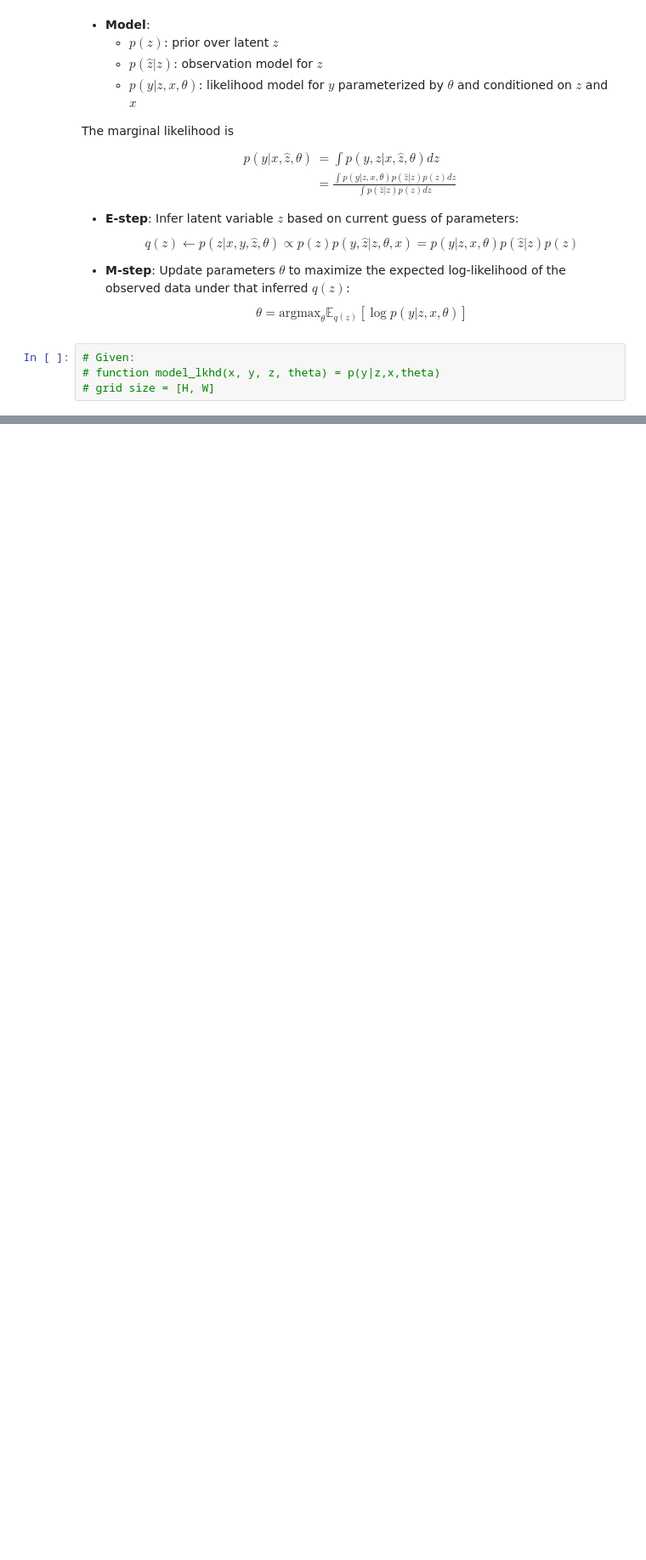
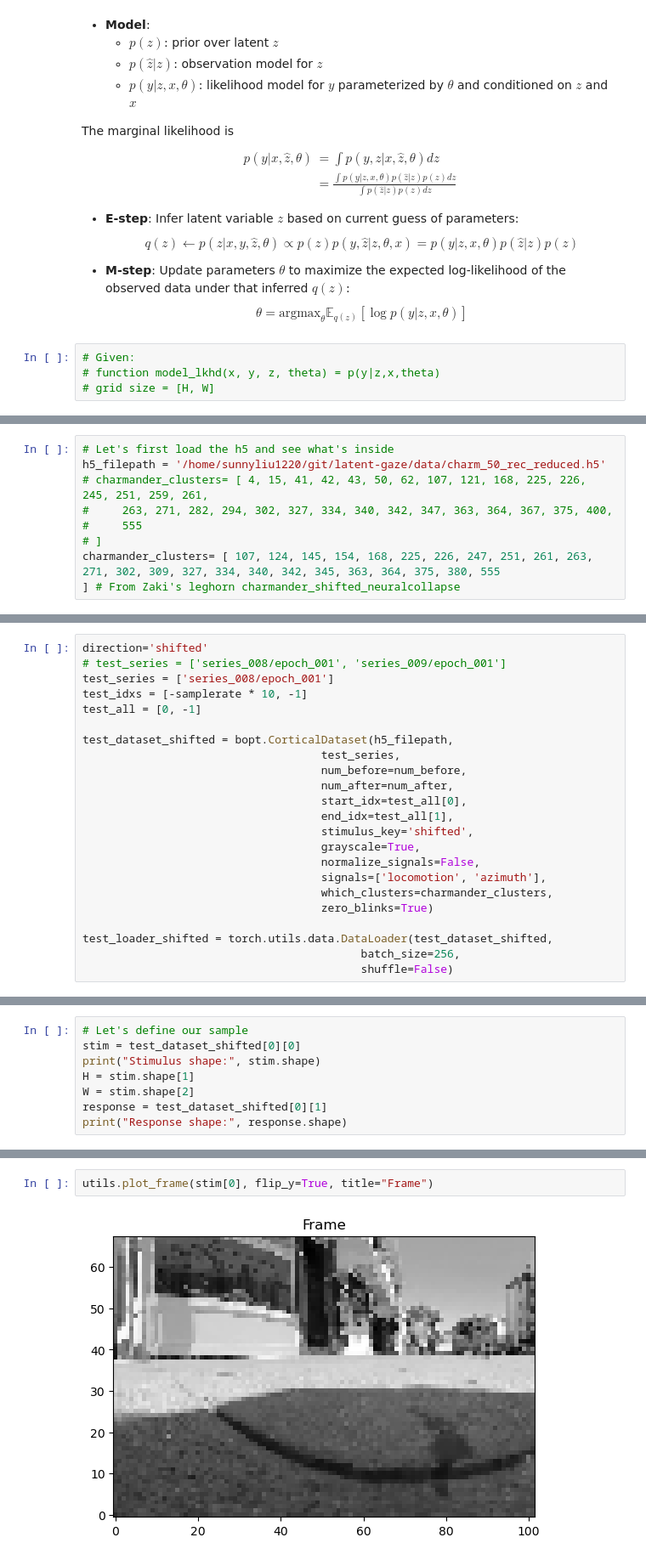
Before and after one commit to sunnyliu1220/latent-gaze, a Jupyter notebook: stats320_final_proj.ipynb, the cells around one changed output, grey strips where cells are left out. Shown at 85% size. Saved outputs shown, nothing was run; the diff lists cells and outputs as text; blank space fills up the shorter version.

```diff
--- a/stats320_final_proj.ipynb
+++ b/stats320_final_proj.ipynb
@@ -168,0 +61,9 @@ x = np.random.randn(5)
+# %%
+# Let's first load the h5 and see what's inside
+h5_filepath = '/home/sunnyliu1220/git/latent-gaze/data/charm_50_rec_reduced.h5'
+# charmander_clusters= [ 4, 15, 41, 42, 43, 50, 62, 107, 121, 168, 225, 226, 245, 251, 259, 261,
+#     263, 271, 282, 294, 302, 327, 334, 340, 342, 347, 363, 364, 367, 375, 400,
+#     555
+# ]
+charmander_clusters= [ 107, 124, 145, 154, 168, 225, 226, 247, 251, 261, 263, 271, 302, 309, 327, 334, 340, 342, 345, 363, 364, 375, 380, 555
+] # From Zaki's leghorn charmander_shifted_neuralcollapse
@@ -168,0 +113,23 @@ x = np.random.randn(5)
+# %%
+direction='shifted'
+# test_series = ['series_008/epoch_001', 'series_009/epoch_001']
+test_series = ['series_008/epoch_001']
+test_idxs = [-samplerate * 10, -1]
+test_all = [0, -1]
+
+test_dataset_shifted = bopt.CorticalDataset(h5_filepath,
+                                    test_series,
+                                    num_before=num_before,
+                                    num_after=num_after,
+                                    start_idx=test_all[0],
+                                    end_idx=test_all[1],
+                                    stimulus_key='shifted',
+                                    grayscale=True,
+                                    normalize_signals=False,
+                                    signals=['locomotion', 'azimuth'],
+                                    which_clusters=charmander_clusters,
+                                    zero_blinks=True)
+
+test_loader_shifted = torch.utils.data.DataLoader(test_dataset_shifted,
+                                          batch_size=256,
+                                          shuffle=False)
@@ -168,0 +162,8 @@ x = np.random.randn(5)
+# %%
+# Let's define our sample
+stim = test_dataset_shifted[0][0]
+print("Stimulus shape:", stim.shape)
+H = stim.shape[1]
+W = stim.shape[2]
+response = test_dataset_shifted[0][1]
+print("Response shape:", response.shape)
@@ -168,0 +173,4 @@ x = np.random.randn(5)
+# %%
+utils.plot_frame(stim[0], flip_y=True, title="Frame")
+# %% [output]
+[figure, added]
```
Also changed, not shown: parts of 38 cells of this notebook, 4 other files.
